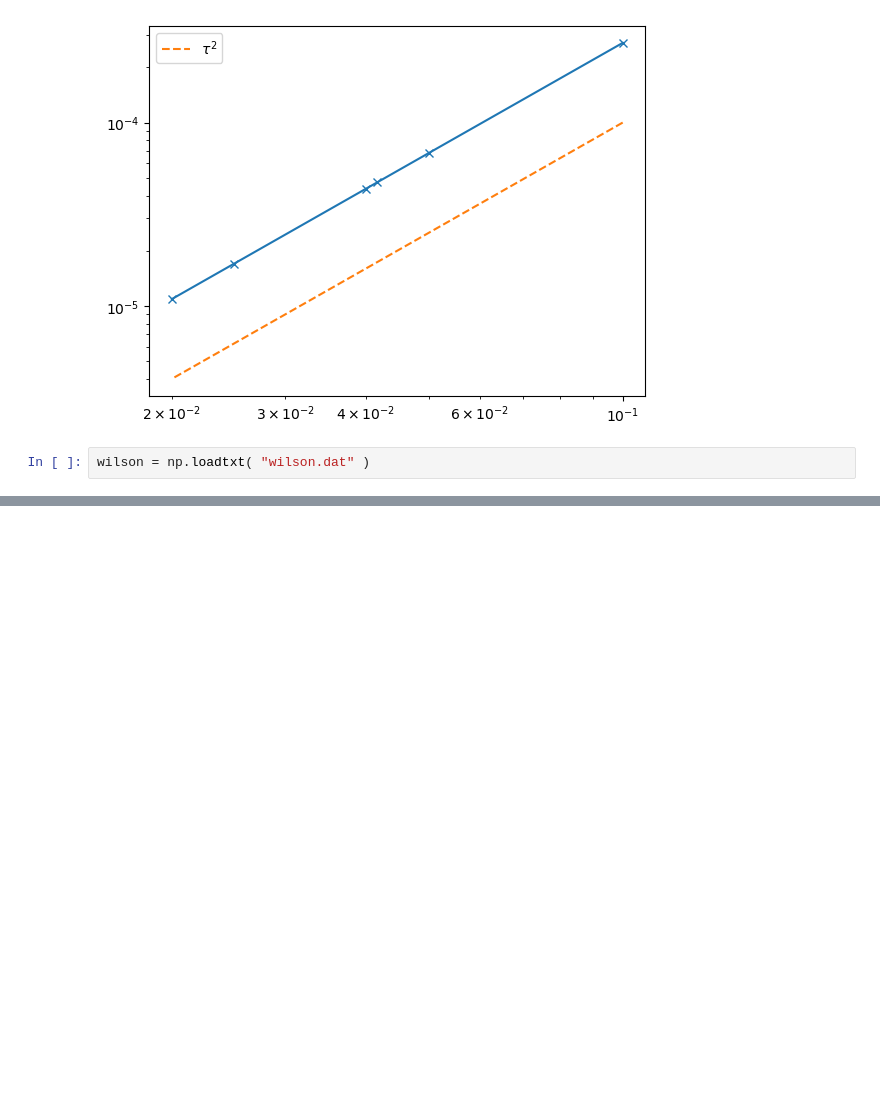
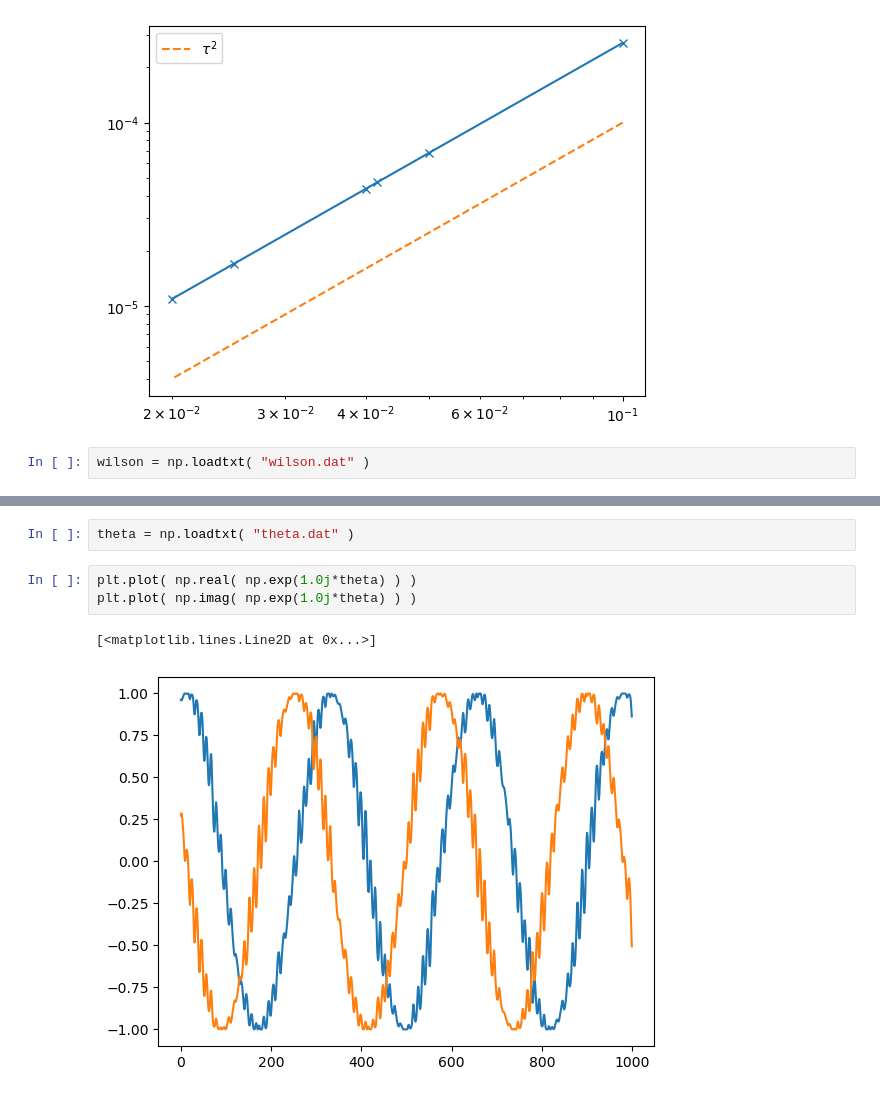
Before and after one commit to nobuyukimatsumoto68/gn, a Jupyter notebook: Untitled.ipynb, the cells around one changed output, grey strips where cells are left out. Drawn from its saved outputs; the diff is of its cells as text; blank space fills up the shorter version.

Commit message:
theta test

```diff
--- a/Untitled.ipynb
+++ b/Untitled.ipynb
@@ -45,0 +46,8 @@ plt.legend()
+# %%
+theta = np.loadtxt( "theta.dat" )
+# %%
+plt.plot( np.real( np.exp(1.0j*theta) ) )
+plt.plot( np.imag( np.exp(1.0j*theta) ) )
+# %% [output]
+[<matplotlib.lines.Line2D at 0x...>]
+[figure, added]
```
Also changed, not shown: parts of 1 cell of this notebook, 3 other files.
